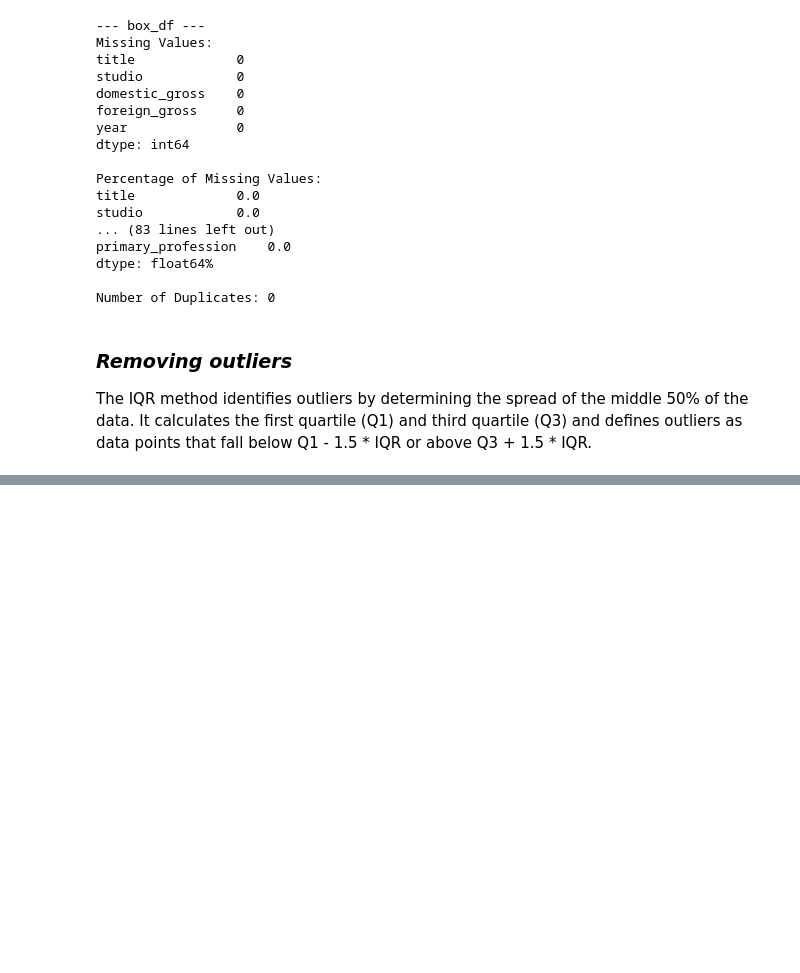
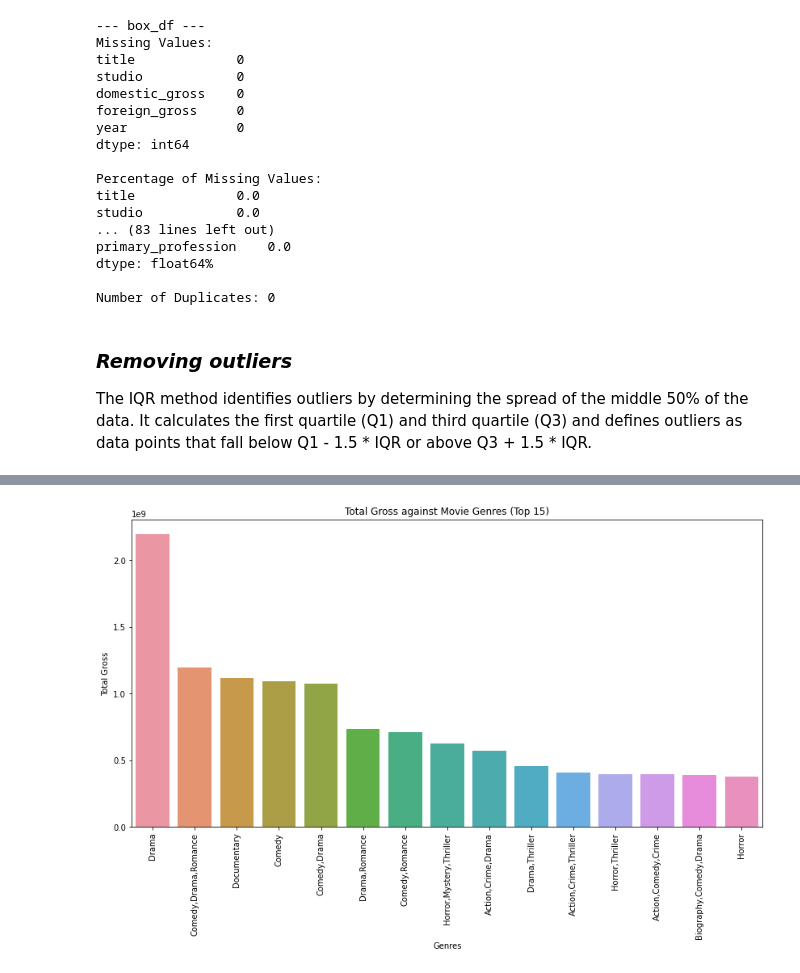
Before and after one commit to mwakad/box-office-movie-insights, a Jupyter notebook: notebooks/marion.ipynb, the cells around one changed output, grey strips where cells are left out. Drawn from its saved outputs; the diff is of its cells as text; code cells hidden in the pictures; blank space fills up the shorter version.

Commit message:
Data visualization & updates

```diff
--- a/notebooks/marion.ipynb
+++ b/notebooks/marion.ipynb
@@ -387,10 +377,10 @@ movie_ratings = remove_outliers(movie_ratings, ['averagerating', 'numvotes'])
 Merging datasets allows you to combine information from different sources into a cohesive structure.
 # %%
 # Merge BOM DataFrame with Movie Basics DataFrame based on title and primary_title
-merged_df = pd.merge(box_df, movie_basics, left_on='title', right_on='primary_title', how='inner')
+merged_df = pd.merge(box_df, movie_basics, left_on='title', right_on='primary_title', how='left')
 
 # merging with movie_ratings
-final_df = pd.merge(merged_df, movie_ratings, on='movie_id', how='inner')
+final_df = pd.merge(merged_df, movie_ratings, on='movie_id', how='left')
 
 # Merging with directors
 final_df = pd.merge(final_df, directors, on='movie_id', how='left')
@@ -425,0 +416,3 @@ memory usage: 31.0+ KB
+# %%
+# Create a new column for total_gross
+final_df['total_gross'] = final_df['domestic_gross'] + final_df['foreign_gross']
@@ -425,0 +452,16 @@ memory usage: 31.0+ KB
+# %%
+# the top 15 genres by total gross.
+grouped_by_genres = final_df.groupby('genres')['total_gross'].sum().sort_values(ascending=False)
+
+top_15_genres = grouped_by_genres.head(15)
+# %%
+# Total gross against top 15 movie genres.
+plt.figure(figsize=(14, 7))
+plt.title('Total Gross against Movie Genres (Top 15)')
+sns.barplot(x=top_15_genres.index, y=top_15_genres.values, ci=None)
+plt.xlabel('Genres')
+plt.ylabel('Total Gross')
+plt.xticks(rotation=90)
+plt.show()
+# %% [output]
+[figure, added]
```
Also changed, not shown: parts of 16 cells of this notebook.
